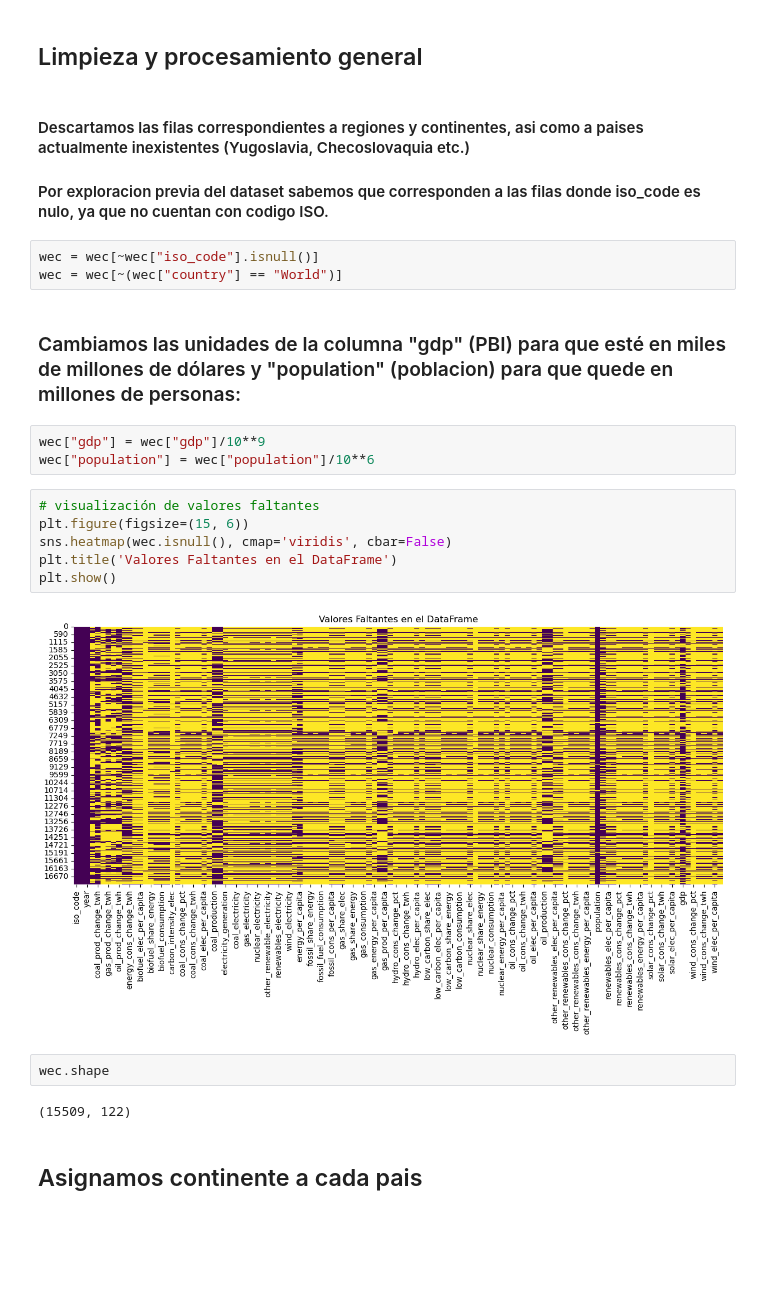
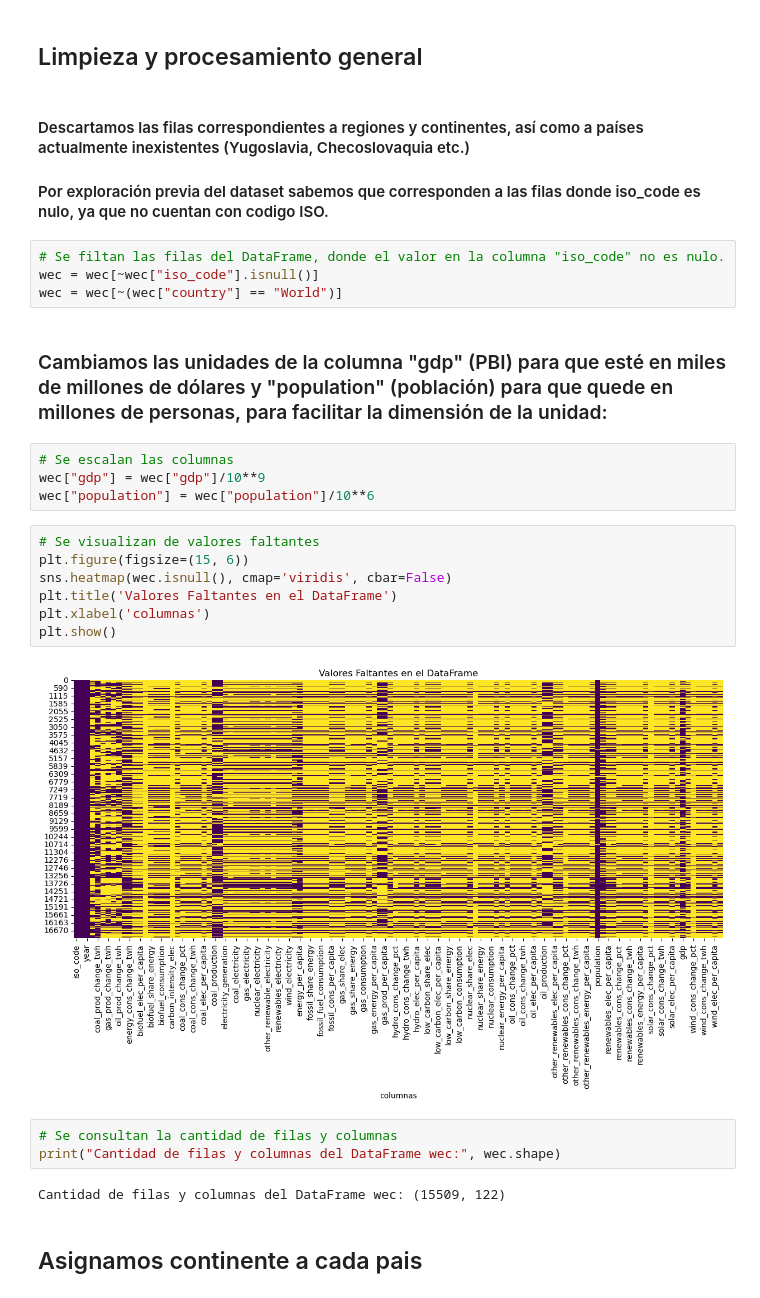
Before and after one commit to L-Ameneiro/EDA-Datasets, a Jupyter notebook: notebooks/limpieza_procesamiento_cem.ipynb, the cells around one changed output. Saved outputs shown, nothing was run; the diff lists cells and outputs as text; blank space fills up the shorter version.

```diff
--- a/notebooks/limpieza_procesamiento_cem.ipynb
+++ b/notebooks/limpieza_procesamiento_cem.ipynb
@@ -12,28 +18,32 @@ wec = pd.read_csv(r'..\\datasets\\World_Energy_Consumption.csv')
 # %% [markdown]
 ## Limpieza y procesamiento general
 # %% [markdown]
-#### Descartamos las filas correspondientes a regiones y continentes, asi como a paises actualmente inexistentes (Yugoslavia, Checoslovaquia etc.) <br>
-#### Por exploracion previa del dataset sabemos que corresponden a las filas donde iso_code es nulo, ya que no cuentan con codigo ISO.
+#### Descartamos las filas correspondientes a regiones y continentes, así como a países actualmente inexistentes (Yugoslavia, Checoslovaquia etc.) <br>
+#### Por exploración previa del dataset sabemos que corresponden a las filas donde iso_code es nulo, ya que no cuentan con codigo ISO.
 # %%
+# Se filtan las filas del DataFrame, donde el valor en la columna "iso_code" no es nulo.
 wec = wec[~wec["iso_code"].isnull()]
 wec = wec[~(wec["country"] == "World")]
 # %% [markdown]
-### Cambiamos las unidades de la columna "gdp" (PBI) para que esté en miles de millones de dólares y "population" (poblacion) para que quede en millones de personas:
+### Cambiamos las unidades de la columna "gdp" (PBI) para que esté en miles de millones de dólares y "population" (población) para que quede en millones de personas, para facilitar la dimensión de la unidad:
 # %%
+# Se escalan las columnas
 wec["gdp"] = wec["gdp"]/10**9
 wec["population"] = wec["population"]/10**6
 # %%
-# visualización de valores faltantes
+# Se visualizan de valores faltantes
 plt.figure(figsize=(15, 6))
 sns.heatmap(wec.isnull(), cmap='viridis', cbar=False)
 plt.title('Valores Faltantes en el DataFrame')
+plt.xlabel('columnas')
 plt.show()
 # %% [output]
-[figure, old version]
+[figure, new version]
-# %%
-wec.shape
-# %% [output]
-(15509, 122)
+# %%
+# Se consultan la cantidad de filas y columnas
+print("Cantidad de filas y columnas del DataFrame wec:", wec.shape)
+# %% [output]
+Cantidad de filas y columnas del DataFrame wec: (15509, 122)
 # %% [markdown]
 ## Asignamos continente a cada pais
 # %%
```
Also changed, not shown: parts of 32 cells of this notebook, 1 other file.
